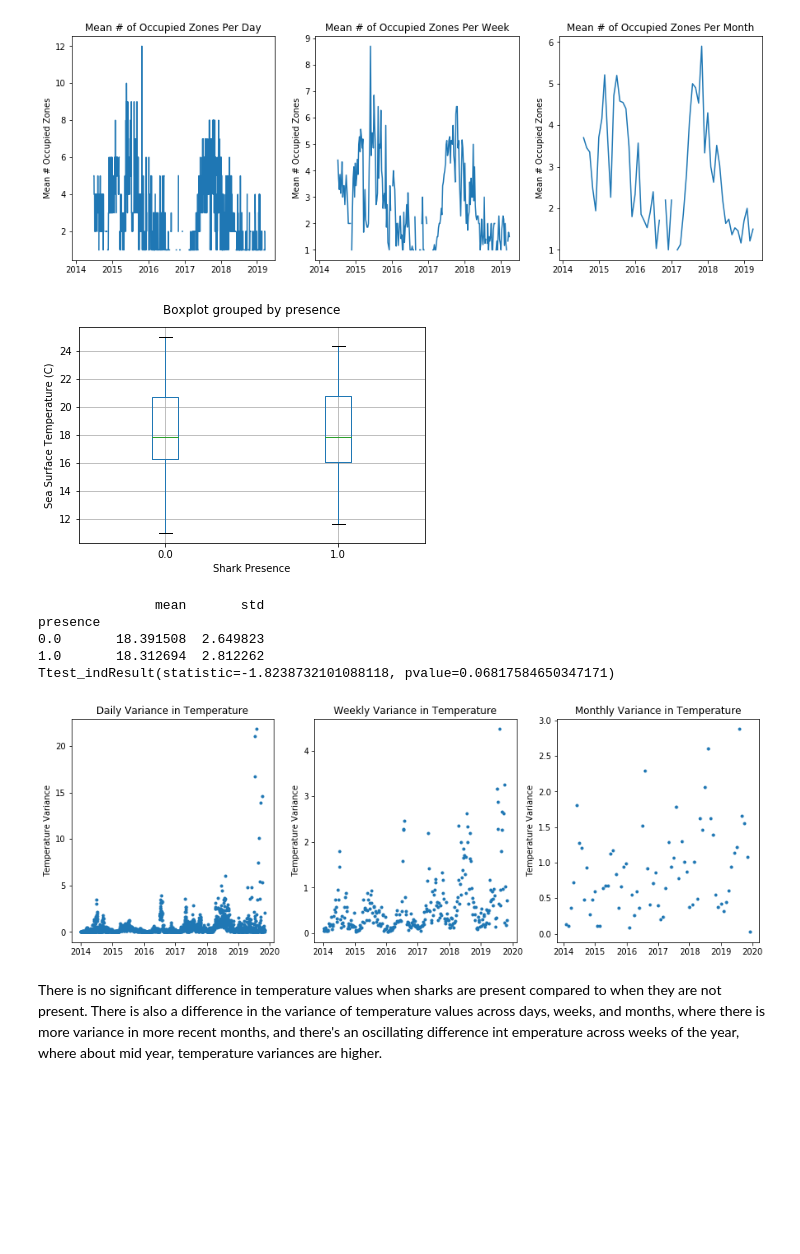
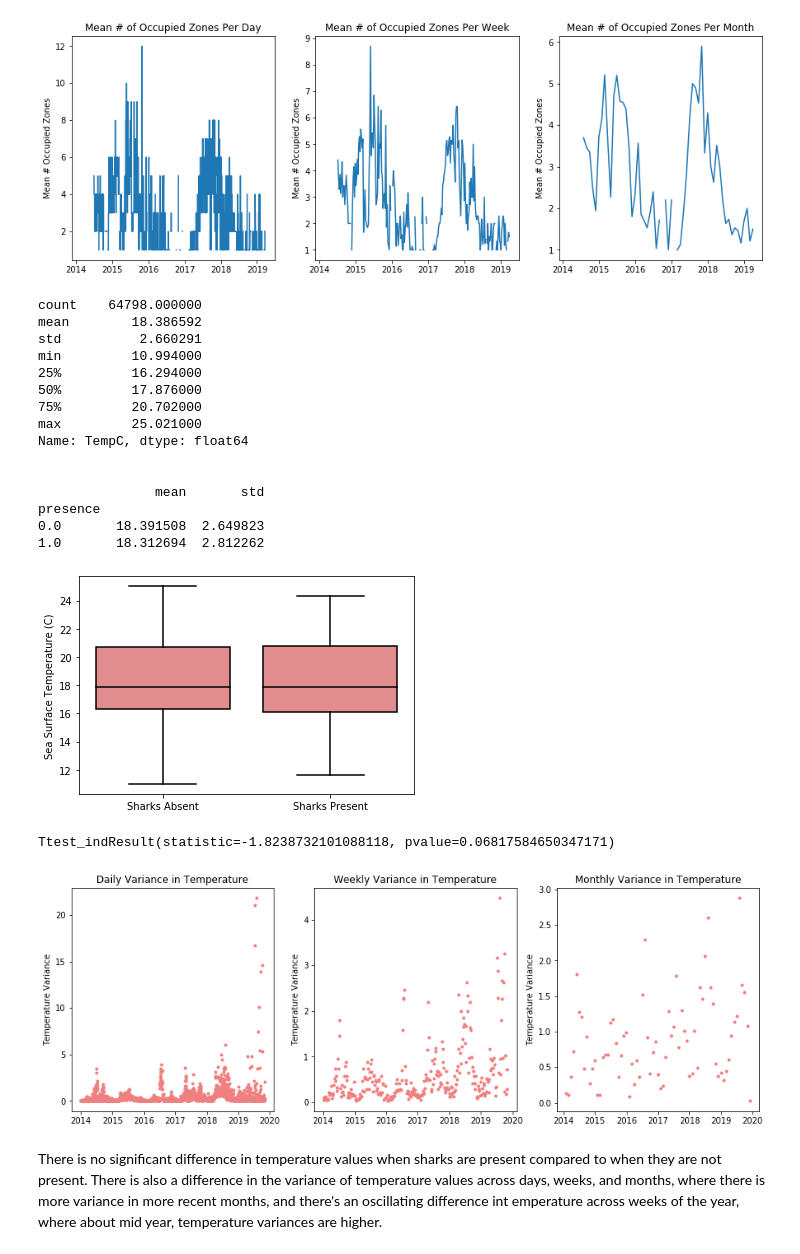
Before and after one commit to echelleburns/SpringBoard-Capstone1, a Jupyter notebook: Prelim_Data_Analysis/Presence v Absence.ipynb, the cells around one changed output. Drawn from its saved outputs; the diff is of its cells as text; code cells hidden in the pictures; blank space fills up the shorter version.

```diff
--- a/Prelim_Data_Analysis/Presence v Absence.ipynb
+++ b/Prelim_Data_Analysis/Presence v Absence.ipynb
@@ -9,6 +9,34 @@ import numpy as np
 import statsmodels.api as sm
 import scipy
 import statsmodels.formula.api as smf
+# %%
+# For easier saving to clear/white plots
+def background_change(bgcolor):
+    """ Changes the plot defaults so that it shows up nicely with """
+    """ either a black or white background                        """
+    global boxprops, lineprops, flierprops, boxplot_kwargs, other_cols
+        # create global variables
+    if bgcolor == 'black': # if the color specified is black
+        plt.rc_context({'axes.edgecolor':'white', 'xtick.color':'white',
+                        'ytick.color':'white', 'axes.labelcolor':'white'})
+            # change all characteristic plot colors to white
+        boxprops = {'edgecolor': 'w'} # boxplot colors to white
+        lineprops = {'color': 'w'} # boxplot lines to white
+        flierprops = dict(markerfacecolor='w', markeredgecolor='w')
+            # boxplot fliers (outliers) to white
+        other_cols = 'white' # and other colors to white
+    if bgcolor == 'white': # if the color specified is black
+        plt.rc_context({'axes.edgecolor':'k', 'xtick.color':'k',
+                        'ytick.color':'k', 'axes.labelcolor':'k'})
+            # change all characteristic plot colors to black
+        boxprops = {'edgecolor': 'k'} # change boxplot colors to black
+        lineprops = {'color': 'k'} # change boxplot lines to black
+        flierprops = dict(markerfacecolor='k', markeredgecolor='k')
+            # boxplot fliers (outliers) to black
+        other_cols = 'black' # other colors to black
+    boxplot_kwargs = dict({'boxprops': boxprops, 'medianprops': lineprops,
+                       'whiskerprops': lineprops, 'capprops': lineprops})
+        # update the kwargs
 # %%
 # Read in the dataset and do some quick data cleanup.
 dat = pd.read_csv('D:/Documents/SpringBoard/capstone-1/datasets/final_files/combined/'
@@ -69,20 +121,36 @@ max      12.000000
 # %%
+# Print some descriptive stats
+print(dat['TempC'].describe())
+print('\n')
+print(dat.groupby('presence')['TempC'].describe().loc[:,['mean','std']])
+
 # Plot the temperature ranges for shark presence vs absence
-dat.boxplot('TempC', 'presence') #
-plt.xlabel('Shark Presence')
+background_change('white')
+sns.boxplot(x='presence', y='TempC', data=dat, color='lightcoral',
+             **boxplot_kwargs, flierprops=flierprops)
 plt.ylabel('Sea Surface Temperature (C)')
+plt.xlabel('')
+plt.xticks([0,1], labels=['Sharks Absent', 'Sharks Present'])
 plt.title('')
 plt.show()
 
-# Print some descriptive stats
-print(dat.groupby('presence')['TempC'].describe().loc[:,['mean','std']])
-
 # Print the t-test result
 print(scipy.stats.ttest_ind(sharks.TempC, nosharks.TempC))
 # %% [output]
+count    64798.000000
+mean        18.386592
+std          2.660291
+min         10.994000
+25%         16.294000
+50%         17.876000
+75%         20.702000
+max         25.021000
+Name: TempC, dtype: float64
+
+
+               mean       std
+presence
+0.0       18.391508  2.649823
+1.0       18.312694  2.812262
-[figure, old version]
+[figure, new version]
-               mean       std
-presence
-0.0       18.391508  2.649823
-1.0       18.312694  2.812262
-Ttest_indResult(statistic=-1.8238732101088118, pvalue=0.06817584650347171)
+Ttest_indResult(statistic=-1.8238732101088118, pvalue=0.06817584650347171)
@@ -91,22 +170,24 @@ Ttest_indResult(statistic=-1.8238732101088118, pvalue=0.06817584650347171)
 over_time = dat.copy() # create a dataframe copy
 over_time = over_time.set_index('Date') # set the date as the index
 
+background_change('white') # reset background color
+
 fig, (ax1, ax2, ax3) = plt.subplots(1,3, figsize=(15,5)) # initialize plot
 
 days = over_time.TempC.resample('D').var() # resample daily
-ax1.plot(days, marker='.', linestyle='None') # plot
+ax1.plot(days, marker='.', linestyle='None', color='lightcoral') # plot
 ax1.set_ylabel('Temperature Variance')
 ax1.set_title('Daily Variance in Temperature')
 
 weeks = over_time.TempC.resample('W').var() # resample weekly
-ax2.plot(weeks, marker='.', linestyle='None') # plot
+ax2.plot(weeks, marker='.', linestyle='None', color='lightcoral') # plot
 ax2.set_ylabel('Temperature Variance')
 ax2.set_title('Weekly Variance in Temperature')
 
 months = over_time.TempC.resample('M').var() # resample monthly
-ax3.plot(months, marker='.', linestyle='None') # plot
+ax3.plot(months, marker='.', linestyle='None', color='lightcoral') # plot
 ax3.set_ylabel('Temperature Variance')
 ax3.set_title('Monthly Variance in Temperature')
 plt.show() # show plot
 # %% [output]
-[figure, old version]
+[figure, new version]
```
Also changed, not shown: parts of 17 cells of this notebook, 1 other file.
